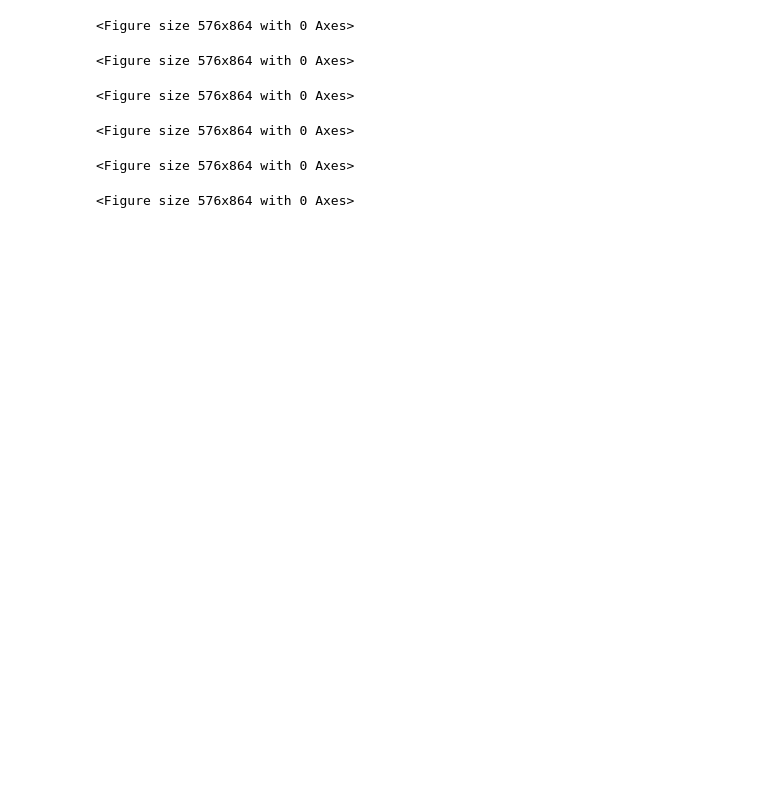
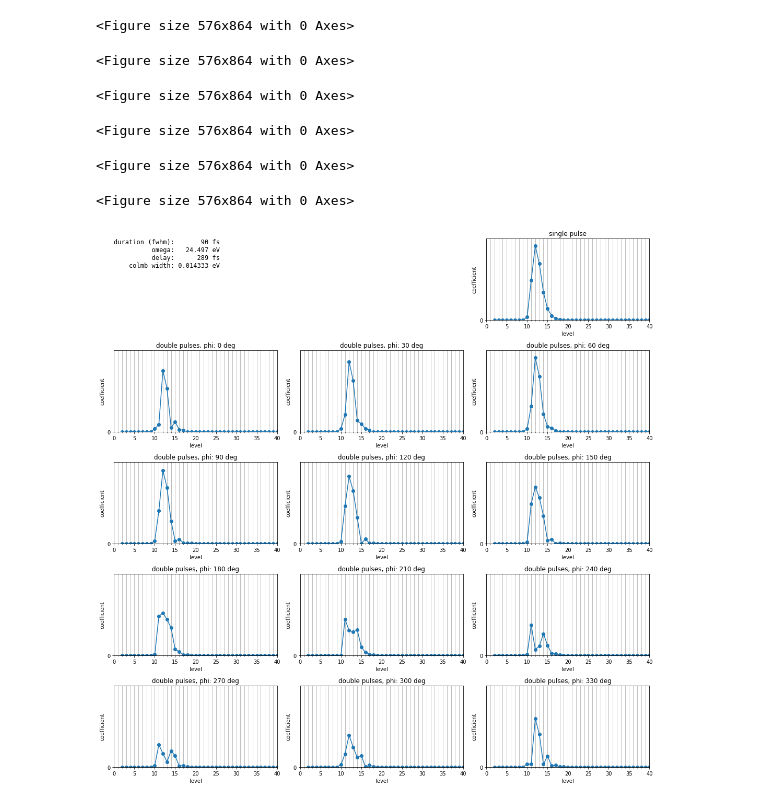
Before and after one commit to DaehyunPY/FERMI_20149100, a Jupyter notebook: Notebooks/he_doublepls_n11,14m3scan.ipynb, the cells around one changed output. Drawn from its saved outputs; the diff is of its cells as text; code cells hidden in the pictures; blank space fills up the shorter version.

```diff
--- a/Notebooks/he_doublepls_n11,14m3scan.ipynb
+++ b/Notebooks/he_doublepls_n11,14m3scan.ipynb
@@ -133,10 +140,10 @@ Local maximums at:
 # %%
 for phi in range(0, 360, 30):
     wave = HeWavePackets.in_experimental_units(
-        sigma=90,  # fwhm of a pulse in fs
-        k0=24.4965,  # (24.475+24.518)/2 eV
-        dt=3*96.17831433877538,  # fs, 0 fs for single pulse, experimental limit is 200--600 fs (0.02--0.007 eV)
-        phi=phi,  # deg
+        **{
+            **params,
+            'phi': phi,  # deg
+        }
     )
     wavesq = wave(t)
 
@@ -209,7 +216,6 @@ for phi in range(0, 360, 30):
     plt.grid(True, which='both')
 
     # fig4-2
-    plt.tight_layout()
     plt.twinx()
     plt.ylabel('electric field')
     plt.plot(to_femto_sec(t), wave.pulsesabc(t), 'k--', alpha=0.8)
@@ -218,15 +224,6 @@ for phi in range(0, 360, 30):
     plt.tight_layout()
     plt.savefig(f'phi{phi:03d}.png')
     plt.clf()
-#     plt.show()
-#     break
-
-#     print("""\
-#     Local maximums at:
-#         {}""".format(
-#             "\n    ".join(f"{i:>4d}: {v:6.0f} fs" for i, v in enumerate(to_femto_sec(t[w]))),
-#         )
-#     )
 # %% [output]
 <Figure size 576x864 with 0 Axes>
 <Figure size 576x864 with 0 Axes>
@@ -240,3 +237,59 @@ for phi in range(0, 360, 30):
 <Figure size 576x864 with 0 Axes>
 <Figure size 576x864 with 0 Axes>
 <Figure size 576x864 with 0 Axes>
+# %%
+def plotme(x, y):
+    plt.xlabel("level")
+    plt.ylabel("coefficient")
+    plt.plot(x, y, '-o')
+    plt.xlim(0, 40)
+    plt.ylim(0, 6.5e-6)
+    plt.yticks([0], [0])
+    plt.minorticks_on()
+    plt.grid(True, which='both')
+
+
+plt.figure(figsize=(15,15))
+wave = HeWavePackets.in_experimental_units(
+    **{
+        **params,
+        'dt': 0,  # fs, 0 fs for single pulse, experimental limit is 200--600 fs (0.02--0.007 eV)
+        'phi': 0,  # deg
+    }
+)
+
+# fig1-1
+plt.subplot(5,3,1)
+plt.text(
+    0, 1,
+    f"duration (fwhm): {params['sigma']:>8.0f} fs\n"
+    f"          omega: {params['k0']:>8.3f} eV\n"
+    f"          delay: {params['dt']:>8.0f} fs\n"
+    f"    colmb width: {to_electron_volt(2*np.pi/in_femto_sec(params['dt'])):>8.6f} eV",
+    fontsize='large', family='monospace', ha='left', va='top'
+)
+plt.xlim(0, 1)
+plt.ylim(0, 1)
+plt.axis('off')
+
+plt.subplot(5,3,3)
+plt.title('single pulse')
+plotme(wave.target_nlev, np.abs(wave.target_poplev()))
+
+for i, phi in enumerate(range(0, 360, 30)):
+    wave = HeWavePackets.in_experimental_units(
+        **{
+            **params,
+            'phi': phi,  # deg
+        }
+    )
+
+    # fig1-1
+    plt.subplot(5,3,i+4)
+    plt.title(f'double pulses, phi: {phi} deg')
+    plotme(wave.target_nlev, np.abs(wave.target_poplev()))
+plt.tight_layout()
+plt.savefig('summary1.png')
+plt.show()
+# %% [output]
+[figure, added]
```
Also changed, not shown: parts of 6 cells of this notebook, 2 other files.
